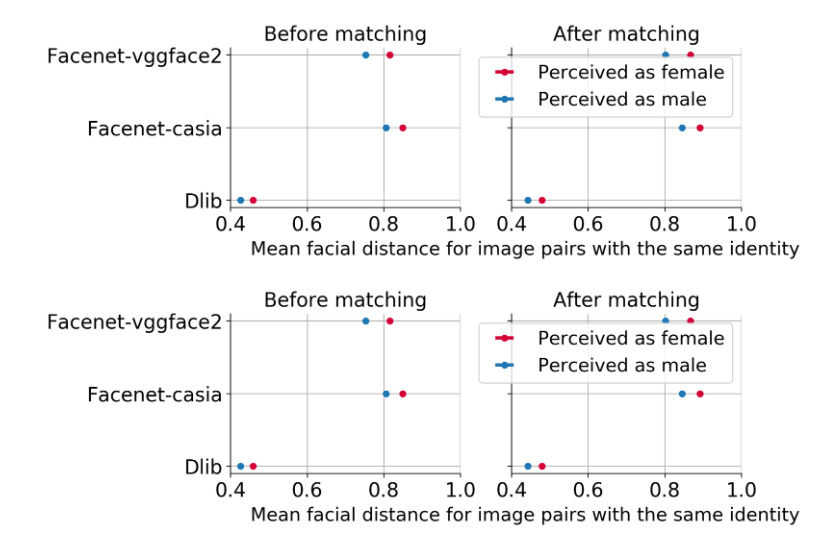
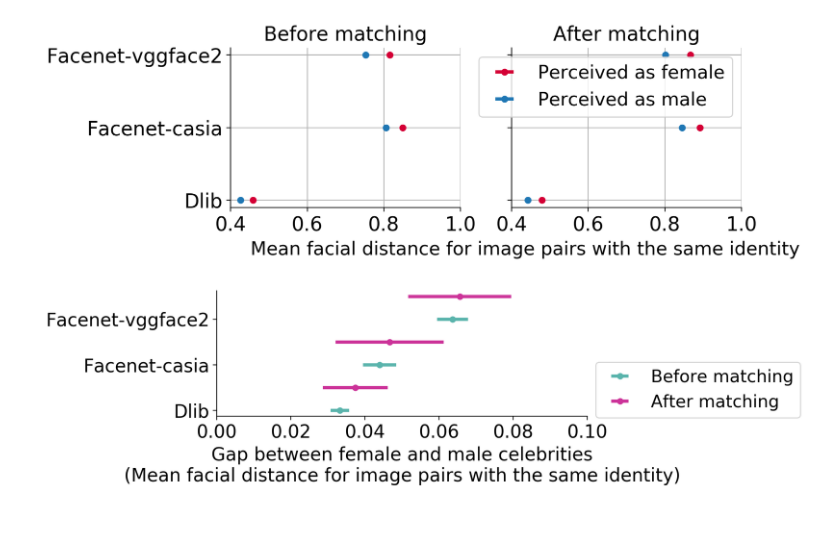
Before and after one commit to csinva/matching-with-gans, a Jupyter notebook: matching_benchmarking/15_analyze_matching.ipynb, the cells around one changed output. Saved outputs shown, nothing was run; the diff lists cells and outputs as text; code cells hidden in the pictures; blank space fills up the shorter version.

Commit message:
make benchmarking plot show diffs

```diff
--- a/matching_benchmarking/15_analyze_matching.ipynb
+++ b/matching_benchmarking/15_analyze_matching.ipynb
@@ -273,29 +272,40 @@ plt.show()
 # %% [output]
 [figure]
 # %%
-R, C = 1, 2
-fig = plt.figure(dpi=200, figsize=(12, 3))
+# R, C = 1, 2
+fig = plt.figure(dpi=200, figsize=(8, 3))
 
-colors = [cr, cb]
-titles = ['Before matching', 'After matching']
+colors = [cg, cp]
+labs = ['Before matching', 'After matching']
 for i, d in enumerate([ds_orig_list, ds_matches_list]):
 # for i, d in enumerate([accs_orig_list, accs_matches_list]):
     g0 = {k: d[k][0] for k in d.keys()}
     g1 = {k: d[k][1] for k in d}
 
     ks = np.array(dist_names)
 
-    ax = plt.subplot(R, C, i + 1)
-    args = viz.plot_subgroup_diffs(g0, g1, ks=np.array(dist_names),
-                                        CI='wilson',
-                                        ticklabels=i == 0, colors=colors)
-    plt.xlim((0.4, 1))
-    plt.title(titles[i])
-fig.text(0.5, 0, 'Mean facial distance for image pairs with the same identity', ha='center')
+    means0 = np.array([np.mean(g0[k]) for k in ks])
+    means1 = np.array([np.mean(g1[k]) for k in ks])
+    args = np.argsort(np.abs(means0 - means1))
+
+    lists = [g0[k] for k in ks]
+    means0 = np.array([np.mean(l) for l in lists])
+    sems0 = np.array([np.std(l) / np.sqrt(l.size) for l in lists])
+    lists = [g1[k] for k in ks]
+    means1 = np.array([np.mean(l) for l in lists])
+    sems1 = np.array([np.std(l) / np.sqrt(l.size) for l in lists])
+    ys = np.arange(len(ks))
+    plt.errorbar(means0[args] - means1[args], ys + i * 0.5, xerr=sems0, label=labs[i],
+                 linestyle='', marker='.', markersize=10, color=colors[i])
+    plt.grid()
+
+    plt.xlim((0, 0.1))
+    plt.yticks(np.arange(len(ks)), [k.capitalize().replace('_', ' ') for k in ks[args]])
+plt.xlabel('Gap between female and male celebrities\n(Mean facial distance for image pairs with the same identity)')
 
 plt.legend(bbox_to_anchor=(1, 0.5))
 util.savefig('dists_matching')
-plt.legend()
+# plt.legend()
 plt.show()
 # %% [output]
-[figure, old version]
+[figure, new version]
```
Also changed, not shown: parts of 1 cell of this notebook, 2 other files.
